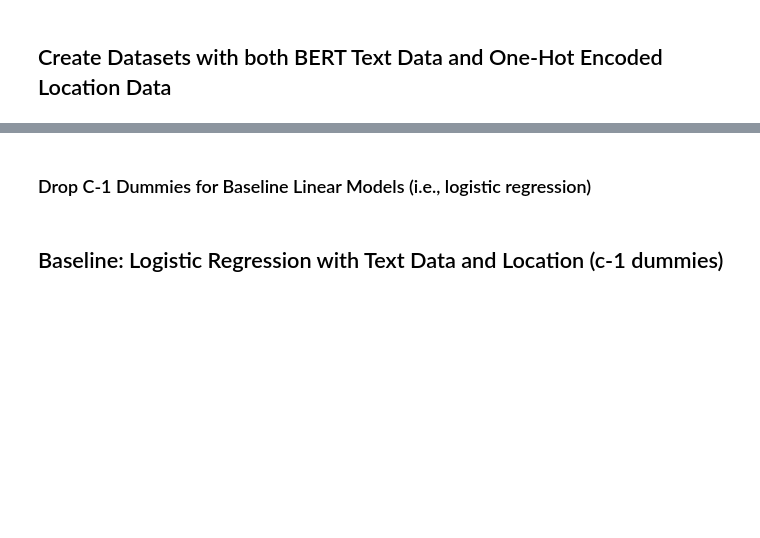
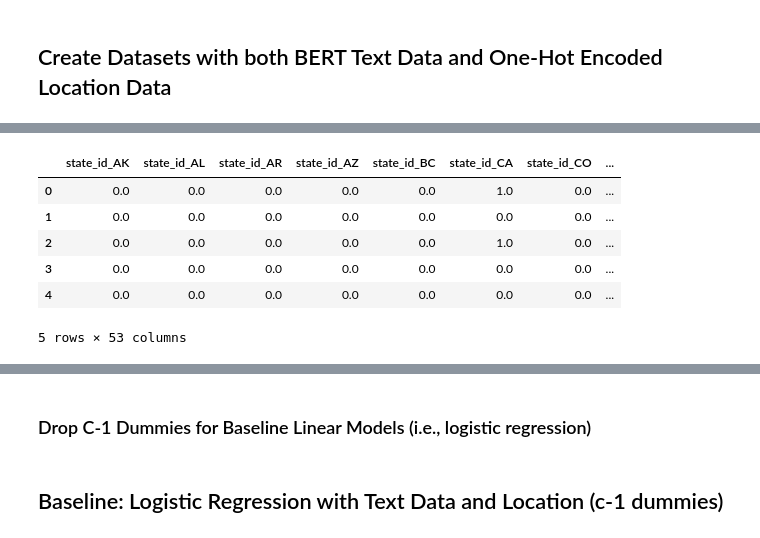
Before and after one commit to cfitzpatrick89/ADS508_GroupProject, a Jupyter notebook: EDA.ipynb, the cells around one changed output, grey strips where cells are left out. Cells and saved outputs as stored; diff of their text form; code cells hidden in the pictures; blank space fills up the shorter version.

```diff
--- a/EDA.ipynb
+++ b/EDA.ipynb
@@ -1416,8 +1451,14 @@ X_test_bert.head()
 from sklearn.preprocessing import OneHotEncoder
 
 # Initialize the OneHotEncoder
-onehot_encoder = OneHotEncoder(sparse=False)
+onehot_encoder = OneHotEncoder(sparse = False)
 
 # Assuming X_train, X_val, X_test are your datasets
-state_ids_train = X_train_resampled['state_id'].values.reshape(-1, 1)  # Reshape for the encoder
+state_ids_train = X_train_resampled[['state_id']] # Reshape for the encoder
 state_id_encoded_train = onehot_encoder.fit_transform(state_ids_train)
+
+# Get the feature names (levels of the categorical variable)
+feature_names = onehot_encoder.get_feature_names_out(['state_id'])
+
+# Convert the encoded matrix into a DataFrame
+state_id_encoded_train_df = pd.DataFrame(state_id_encoded_train, columns=feature_names)
@@ -1429,0 +1465,10 @@ state_id_encoded_test = onehot_encoder.fit_transform(state_ids_test)
+# %%
+state_id_encoded_train_df.head()
+# %% [output]
+|  | state_id_AK | state_id_AL | state_id_AR | state_id_AZ | state_id_BC | state_id_CA | state_id_CO | ... |
+| 0 | 0.0 | 0.0 | 0.0 | 0.0 | 0.0 | 1.0 | 0.0 | ... |
+| 1 | 0.0 | 0.0 | 0.0 | 0.0 | 0.0 | 0.0 | 0.0 | ... |
+| 2 | 0.0 | 0.0 | 0.0 | 0.0 | 0.0 | 1.0 | 0.0 | ... |
+| 3 | 0.0 | 0.0 | 0.0 | 0.0 | 0.0 | 0.0 | 0.0 | ... |
+| 4 | 0.0 | 0.0 | 0.0 | 0.0 | 0.0 | 0.0 | 0.0 | ... |
+5 rows × 53 columns
```
Also changed, not shown: parts of 15 cells of this notebook.
